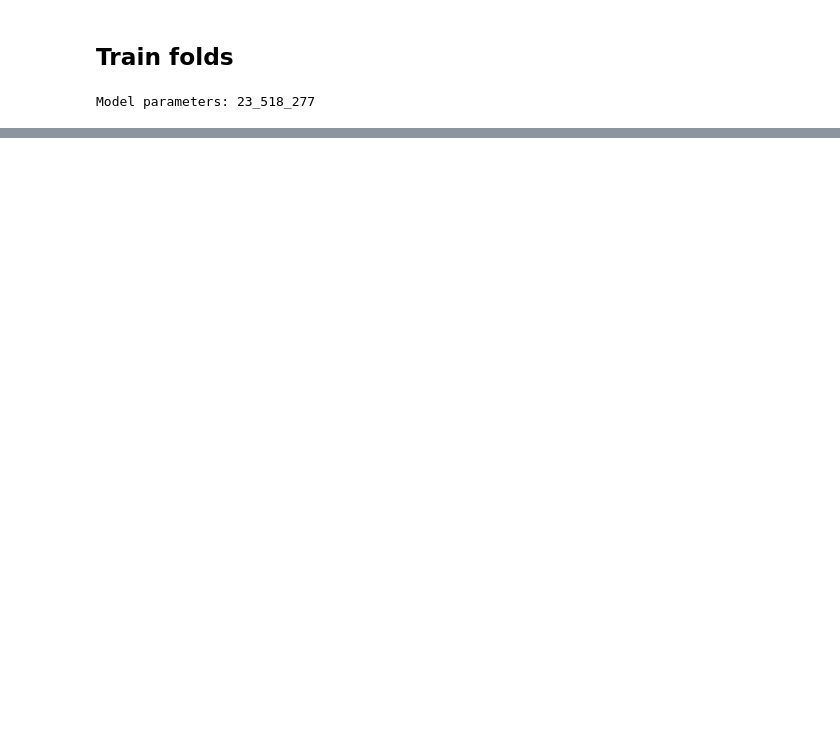
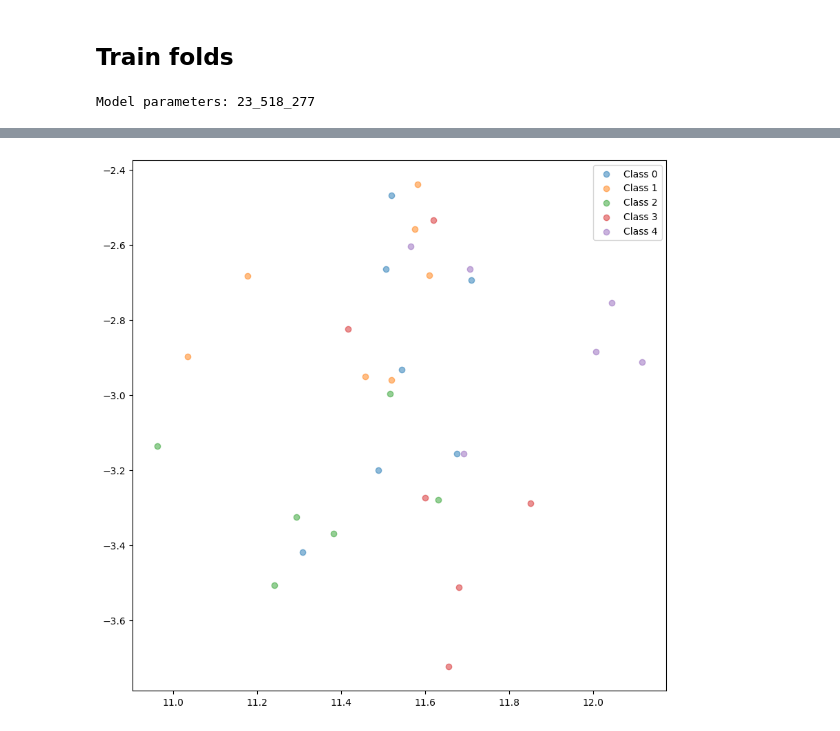
Before and after one commit to aakashks/SupCon-DR, a Jupyter notebook: model_full_train.ipynb, the cells around one changed output, grey strips where cells are left out. Drawn from its saved outputs; the diff is of its cells as text; code cells hidden in the pictures; blank space fills up the shorter version.

```diff
--- a/model_full_train.ipynb
+++ b/model_full_train.ipynb
@@ -359,6 +359,6 @@ for i, (train_index, test_index) in enumerate(sgkf.split(train_data["image"].val
 # %%
 def create_model():
-    model = timm.create_model(CFG.model_name, in_chans=3, num_classes=NUM_CLASSES, pretrained=True)
+    model = timm.create_model(CFG.model_name, num_classes=NUM_CLASSES, pretrained=True)
 
 #     model = models.resnet50(models.ResNet50_Weights.SENTINEL2_ALL_DINO)
 #     wd = torch.concat([model.conv1.weight[:, :13, ...], model.conv1.weight[:, :7, ...]], dim=1)
@@ -377,13 +420,6 @@ for FOLD in CFG.train_folds:
     # PREPARE DATA
     fold_train_data = train_data[train_data["fold"] != FOLD].reset_index(drop=True)
     fold_valid_data = train_data[train_data["fold"] == FOLD].reset_index(drop=True)
-
-    # display(
-    #     pd.merge(
-    #         fold_valid_data.groupby(by=["label"])["file_name"].count().rename("valid").reset_index(),
-    #         fold_train_data.groupby(by=["label"])["file_name"].count().rename("train").reset_index(),
-    #          on="label", how="left").T,)
-
 
     train_dataset = ImageTrainDataset(TRAIN_DATA_FOLDER, fold_train_data, transforms=train_transforms)
     valid_dataset = ImageTrainDataset(TRAIN_DATA_FOLDER, fold_valid_data, transforms=val_transforms)
@@ -452,26 +488,8 @@ for FOLD in CFG.train_folds:
     #     name=f'{CFG.model_name}_fold_{FOLD}'
     # )
 
-    # # plot train and validation loss, score and LR
-    # fig, axes = plt.subplots(1,3, figsize=(12,3))
-    # axes[0].plot(train_loss_history, label="Train")
-    # axes[0].plot(val_loss_history, label="Valid")
-    # axes[0].title.set_text("Loss")
-    # axes[0].set_xlabel("Epoch")
-    # axes[0].legend()
-
-    # axes[1].plot(train_score_history, label="Train")
-    # axes[1].plot(val_score_history, label="Valid")
-    # axes[1].title.set_text("F1 score")
-    # axes[1].set_xlabel("Epoch")
-    # axes[1].legend()
-
-    # axes[2].plot(learning_rate_history, label="LR")
-    # axes[2].legend()
-    # axes[2].title.set_text("Learning rate")
-    # axes[2].set_xlabel("Step")
-    # fig.suptitle(f"Fold {FOLD}")
-    # fig.tight_layout()
-    # plt.show()
+    # plot a tsne plot of all the images using embeddings from the model
+    features, targets = get_embeddings(model, valid_loader)
+    plot_tsne(features, targets)
 # %% [output]
 Model parameters: 23_518_277
@@ -484,0 +507 @@ KeyboardInterrupt:
+[figure, added]
```
Also changed, not shown: parts of 14 cells of this notebook, 1 other file.
